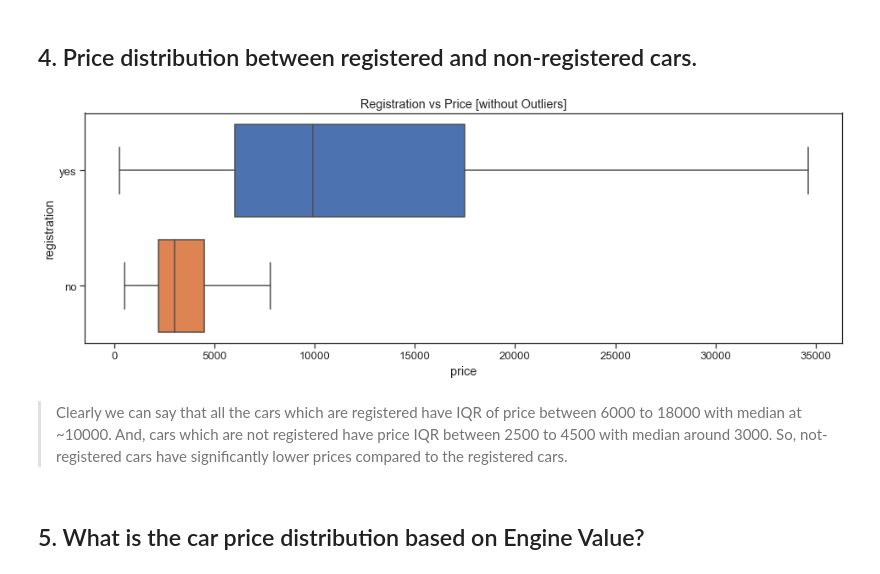
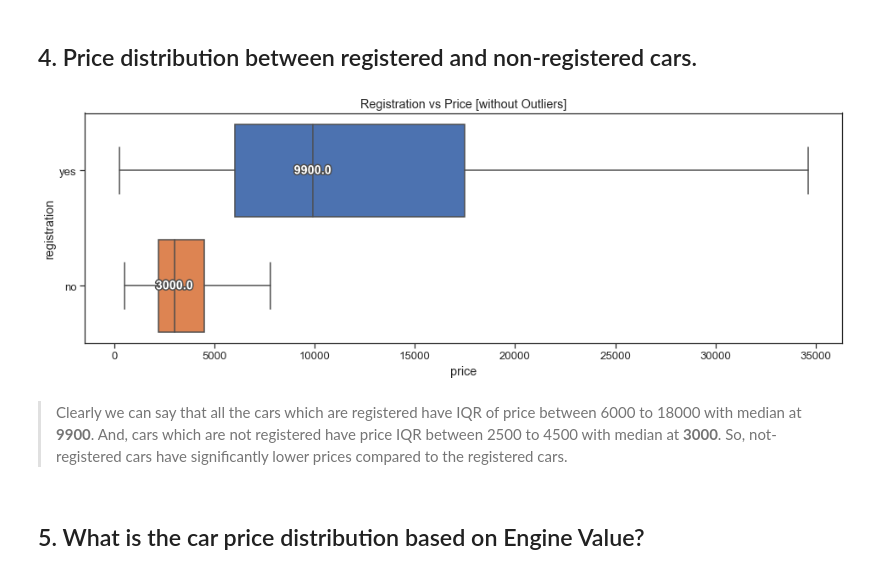
Before and after one commit to Subham2S/EDA-Car-Sales, a Jupyter notebook: Explanatory Data Analysis on Car Sales Data.ipynb, the cells around one changed output. Cells and saved outputs as stored; diff of their text form; code cells hidden in the pictures.

```diff
--- a/Explanatory Data Analysis on Car Sales Data.ipynb
+++ b/Explanatory Data Analysis on Car Sales Data.ipynb
@@ -281,16 +295,37 @@ plt.show()
 > Total **8611** Cars are registered and **552** are not registered.
 # %% [markdown]
 ## 4. Price distribution between registered and non-registered cars.
-# %%
-plt.figure(figsize=(16,5))
-sns.set(style='ticks', font_scale=1.2)
-sns.boxplot(x='price', y='registration', saturation=1, data=cars, showfliers=False) \
-    .set_title('Registration vs Price [without Outliers]')
-plt.show()
-# %% [output]
-[figure, removed]
+# %%
+# Creating a UDF to add median labels
+def add_median_labels(ax, fmt='.1f'):
+    '''
+    This function adds median labels at any orientation
+    '''
+    lines = ax.get_lines()
+    boxes = [c for c in ax.get_children() if type(c).__name__ == 'PathPatch']
+    lines_per_box = int(len(lines) / len(boxes))
+    for median in lines[4:len(lines):lines_per_box]:
+        x, y = (data.mean() for data in median.get_data())
+        # choosing value depending on horizontal or vertical plot orientation
+        value = x if (median.get_xdata()[1] - median.get_xdata()[0]) == 0 else y
+        text = ax.text(x, y, f'{value:{fmt}}', ha='center', va='center',
+                       fontweight='bold', color='white')
+        # creating median-colored border around white text for contrast
+        text.set_path_effects([
+            path_effects.Stroke(linewidth=3, foreground=median.get_color()),
+            path_effects.Normal(),
+        ])
+
+plt.figure(figsize=(16,5))
+sns.set(style='ticks', font_scale=1.2)
+ax = sns.boxplot(x='price', y='registration', saturation=1, data=cars, showfliers=False)
+ax.set_title('Registration vs Price [without Outliers]')
+add_median_labels(ax)
+plt.show()
+# %% [output]
+[figure, added]
 # %% [markdown]
-> Clearly we can say that all the cars which are registered have IQR of price between 6000 to 18000 with median at ~10000. And, cars which are not registered have price IQR between 2500 to 4500 with median around 3000. So, not-registered cars have significantly lower prices compared to the registered cars.
+> Clearly we can say that all the cars which are registered have IQR of price between 6000 to 18000 with median at **9900**. And, cars which are not registered have price IQR between 2500 to 4500 with median at **3000**. So, not-registered cars have significantly lower prices compared to the registered cars.
 # %% [markdown]
 ## 5. What is the car price distribution based on Engine Value?
 # %%
```
Also changed, not shown: parts of 7 cells of this notebook.
